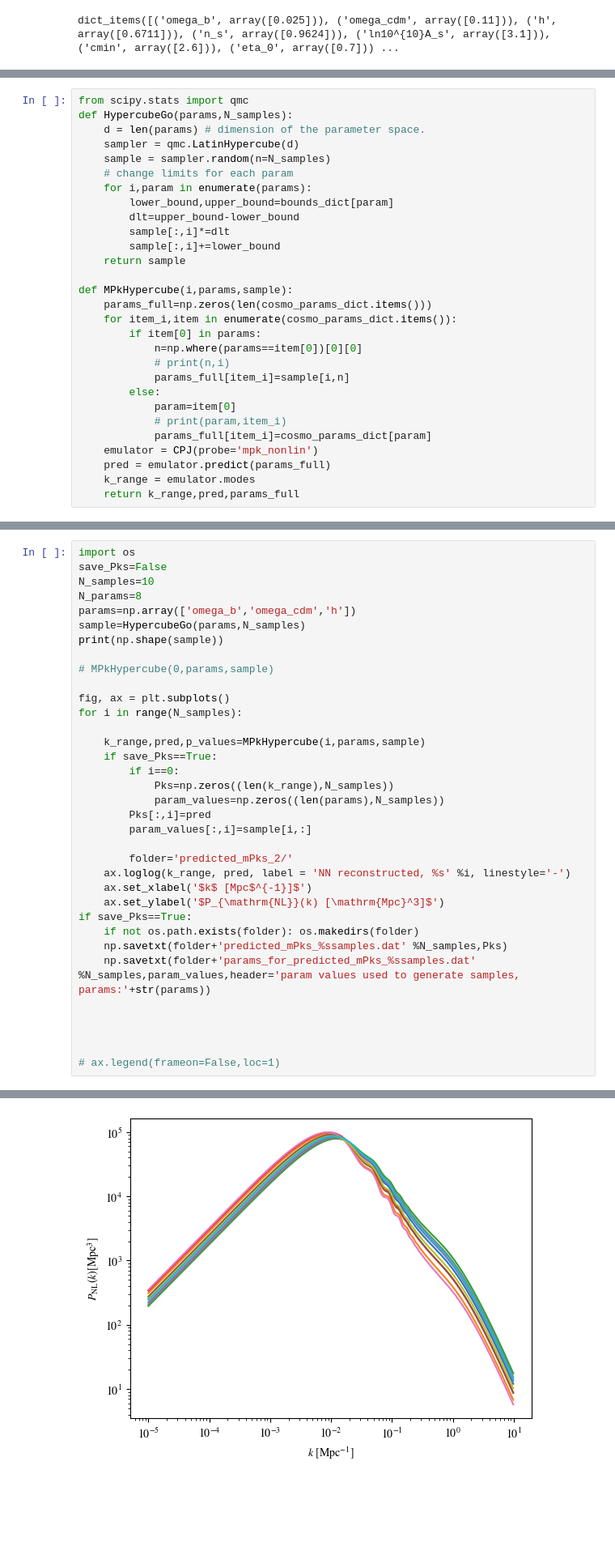
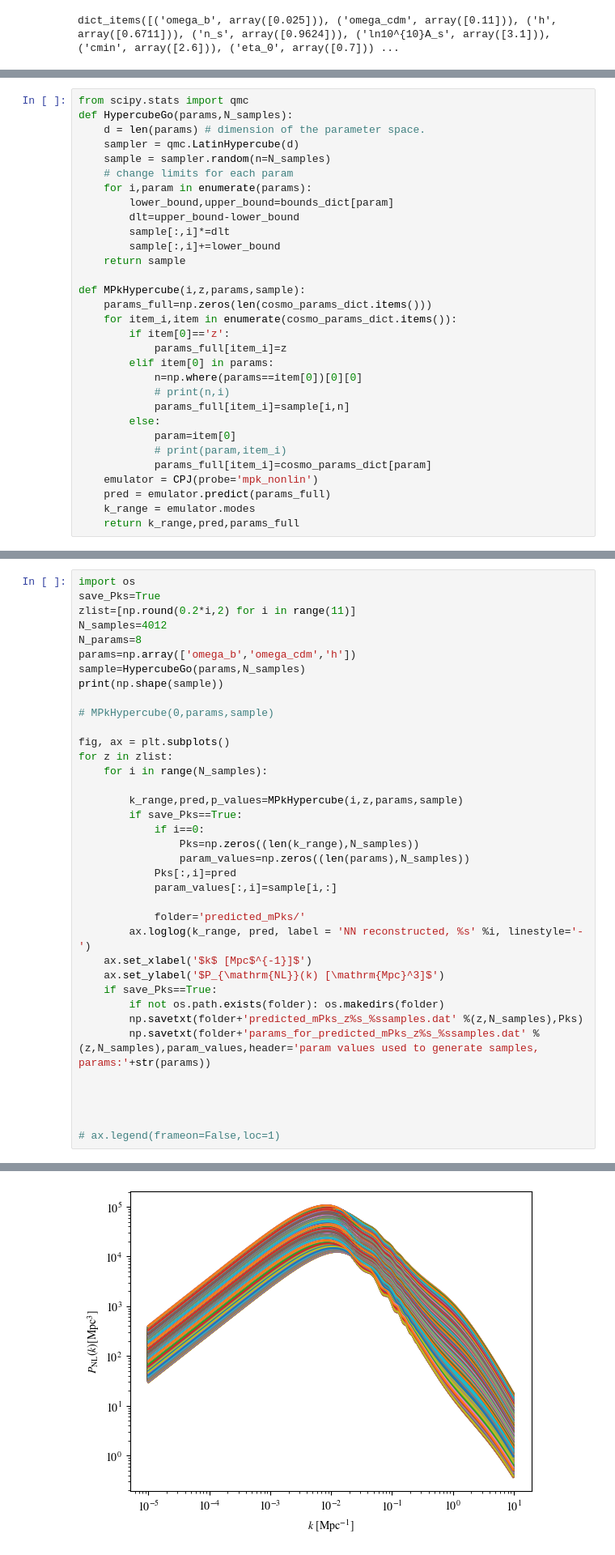
Before and after one commit to davidesciotti/AstroDat, a Jupyter notebook: power_spectrum_beth.ipynb, the cells around one changed output, grey strips where cells are left out. Shown at 81% size. Drawn from its saved outputs; the diff is of its cells as text; blank space fills up the shorter version.

```diff
--- a/power_spectrum_beth.ipynb
+++ b/power_spectrum_beth.ipynb
@@ -116,10 +116,12 @@ def HypercubeGo(params,N_samples):
         sample[:,i]+=lower_bound
     return sample
 
-def MPkHypercube(i,params,sample):
+def MPkHypercube(i,z,params,sample):
     params_full=np.zeros(len(cosmo_params_dict.items()))
     for item_i,item in enumerate(cosmo_params_dict.items()):
-        if item[0] in params:
+        if item[0]=='z':
+            params_full[item_i]=z
+        elif item[0] in params:
             n=np.where(params==item[0])[0][0]
             # print(n,i)
             params_full[item_i]=sample[i,n]
@@ -134,7 +140,8 @@ def MPkHypercube(i,params,sample):
 # %%
 import os
-save_Pks=False
-N_samples=10
+save_Pks=True
+zlist=[np.round(0.2*i,2) for i in range(11)]
+N_samples=4012
 N_params=8
 params=np.array(['omega_b','omega_cdm','h'])
 sample=HypercubeGo(params,N_samples)
@@ -143,24 +150,25 @@ print(np.shape(sample))
 # MPkHypercube(0,params,sample)
 
 fig, ax = plt.subplots()
-for i in range(N_samples):
+for z in zlist:
+    for i in range(N_samples):
 
-    k_range,pred,p_values=MPkHypercube(i,params,sample)
-    if save_Pks==True:
-        if i==0:
-            Pks=np.zeros((len(k_range),N_samples))
-            param_values=np.zeros((len(params),N_samples))
-        Pks[:,i]=pred
-        param_values[:,i]=sample[i,:]
+        k_range,pred,p_values=MPkHypercube(i,z,params,sample)
+        if save_Pks==True:
+            if i==0:
+                Pks=np.zeros((len(k_range),N_samples))
+                param_values=np.zeros((len(params),N_samples))
+            Pks[:,i]=pred
+            param_values[:,i]=sample[i,:]
 
-        folder='predicted_mPks_2/'
-    ax.loglog(k_range, pred, label = 'NN reconstructed, %s' %i, linestyle='-')
+            folder='predicted_mPks/'
+        ax.loglog(k_range, pred, label = 'NN reconstructed, %s' %i, linestyle='-')
     ax.set_xlabel('$k$ [Mpc$^{-1}]$')
     ax.set_ylabel('$P_{\mathrm{NL}}(k) [\mathrm{Mpc}^3]$')
-if save_Pks==True:
-    if not os.path.exists(folder): os.makedirs(folder)
-    np.savetxt(folder+'predicted_mPks_%ssamples.dat' %N_samples,Pks)
-    np.savetxt(folder+'params_for_predicted_mPks_%ssamples.dat' %N_samples,param_values,header='param values used to generate samples, params:'+str(params))
+    if save_Pks==True:
+        if not os.path.exists(folder): os.makedirs(folder)
+        np.savetxt(folder+'predicted_mPks_z%s_%ssamples.dat' %(z,N_samples),Pks)
+        np.savetxt(folder+'params_for_predicted_mPks_z%s_%ssamples.dat' %(z,N_samples),param_values,header='param values used to generate samples, params:'+str(params))
 
 
 
@@ -171 +179 @@ if save_Pks==True:
-[figure, old version]
+[figure, new version]
```
Also changed, not shown: parts of 25 cells of this notebook.
